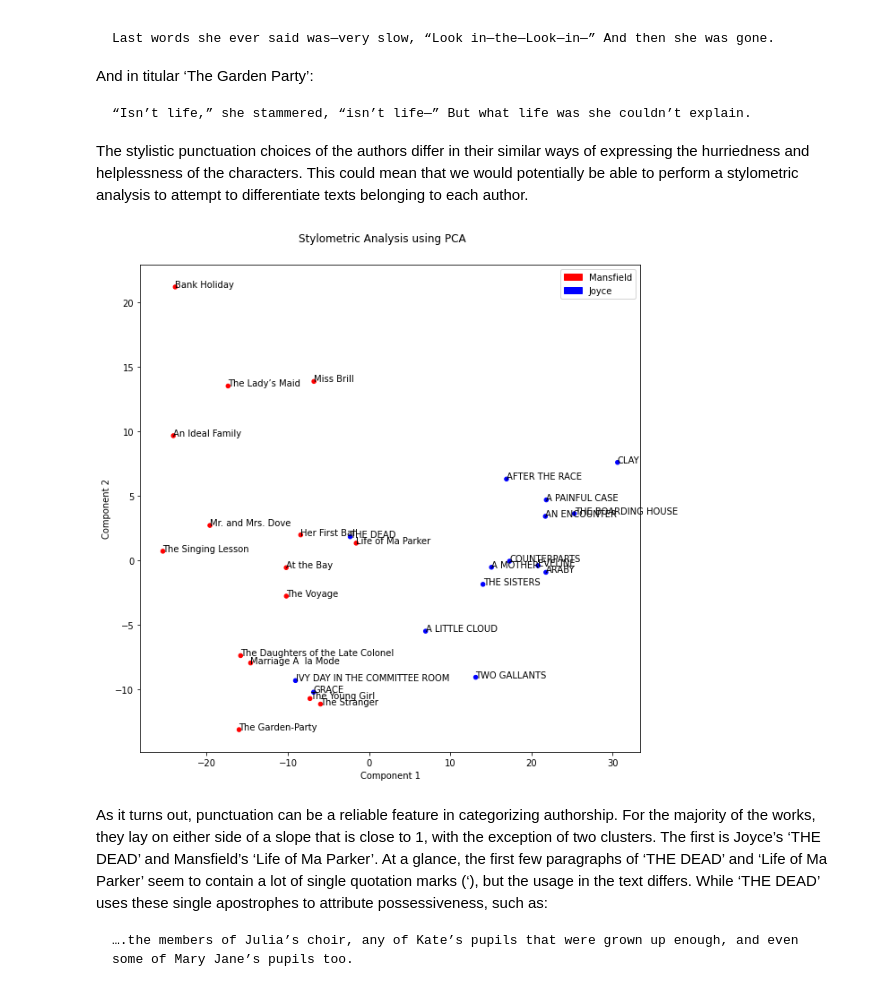
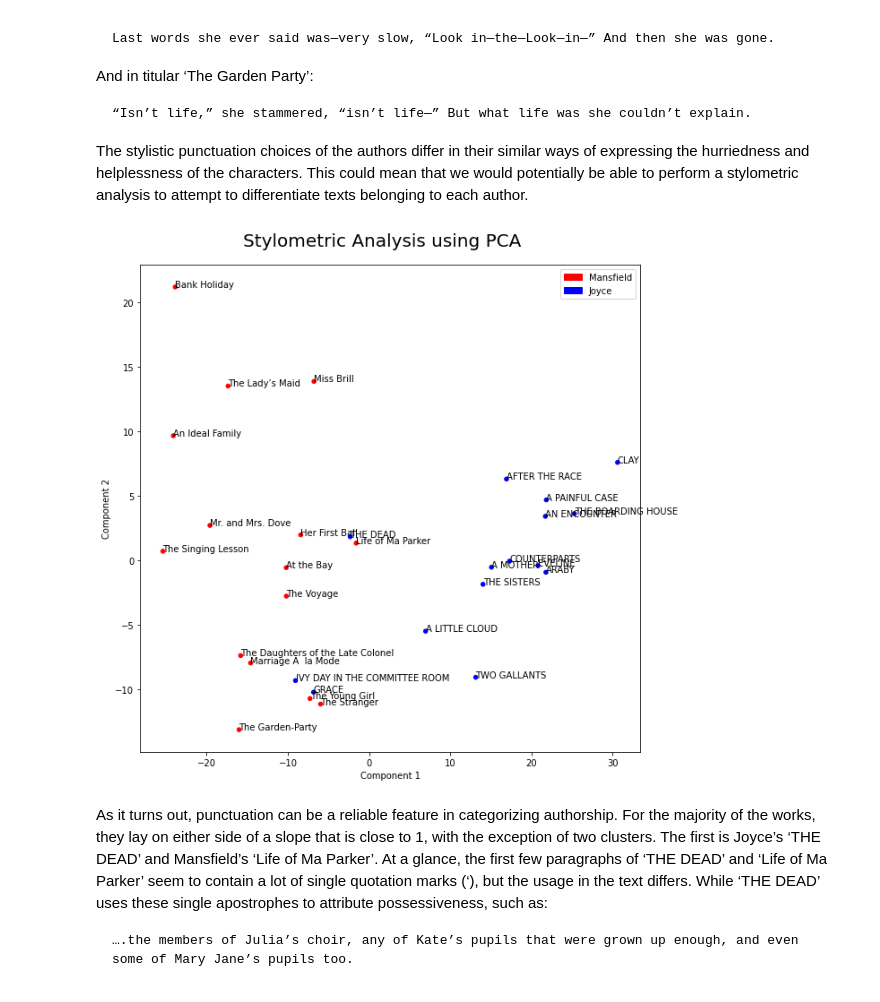
Before and after one commit to vankiee/textual_analysis, a Jupyter notebook: Punctuation_is_Style.ipynb, the cells around one changed output. Saved outputs shown, nothing was run; the diff lists cells and outputs as text; code cells hidden in the pictures.

```diff
--- a/Punctuation_is_Style.ipynb
+++ b/Punctuation_is_Style.ipynb
@@ -206,35 +206,35 @@ storyTitles = [title for author, stories in corpus.items()
                       for title in stories]
 
 df = pd.DataFrame(punctReduced,
                   columns = ['Component 1', 'Component 2'],
                   index = storyTitles
                   )
 
 ax = df.plot(kind = 'scatter',
               x = 'Component 1',
               y = 'Component 2',
              figsize = (10, 10),
              c = list('r' * 15 + 'b' * 15))
 
 for title, points in df.iterrows():
   ax.annotate(title, points)
 
 mansfield_label = plt.Circle((0, 0), 0.2,
                              color = 'red',
                              label = 'Mansfield',
                              )
 
 joyce_label = plt.Circle((0, 0), 0.2,
                              color = 'blue',
                              label = 'Joyce',
                              )
 
 plt.legend(handles = [mansfield_label, joyce_label],
            loc = 'upper right')
 
-_ = plt.suptitle('Stylometric Analysis using PCA', size = 12, y = 0.93)
+_ = plt.suptitle('Stylometric Analysis using PCA', size = 20, y = 0.93)
 # %% [output]
-[figure, old version]
+[figure, new version]
 # %% [markdown]
 As it turns out, punctuation can be a reliable feature in categorizing authorship. For the majority of the works, they lay on either side of a slope that is close to 1, with the exception of two clusters. The first is Joyce’s ‘THE DEAD’ and Mansfield’s ‘Life of Ma Parker’. At a glance, the first few paragraphs of ‘THE DEAD’ and ‘Life of Ma Parker’ seem to contain a lot of single quotation marks (‘), but the usage in the text differs. While ‘THE DEAD’ uses these single apostrophes to attribute possessiveness, such as:
 
```
